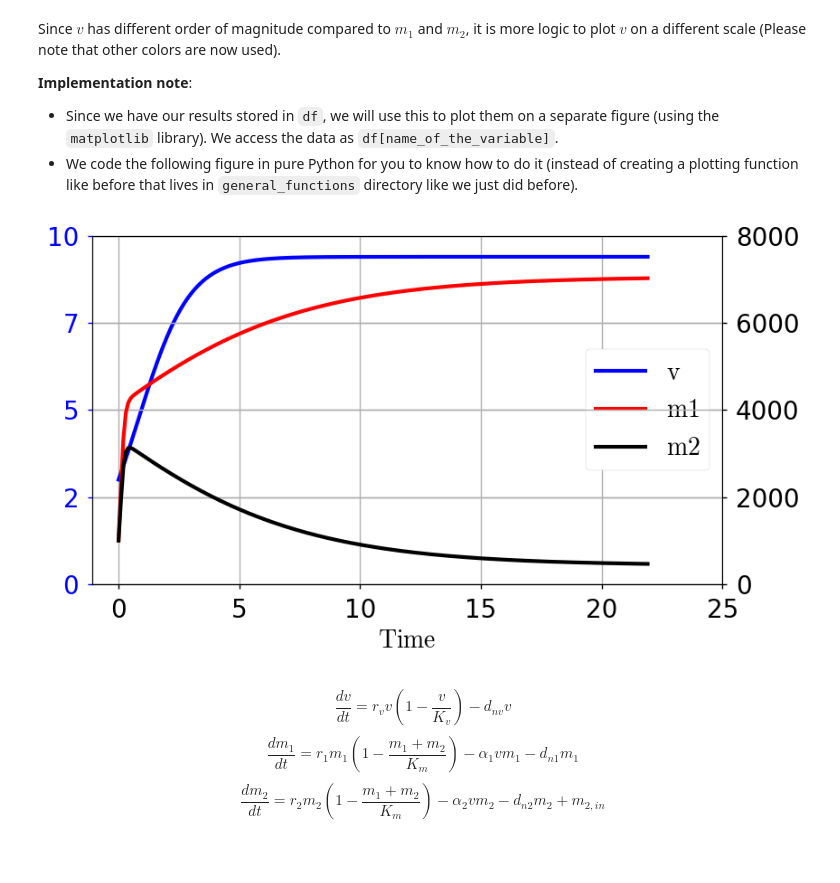
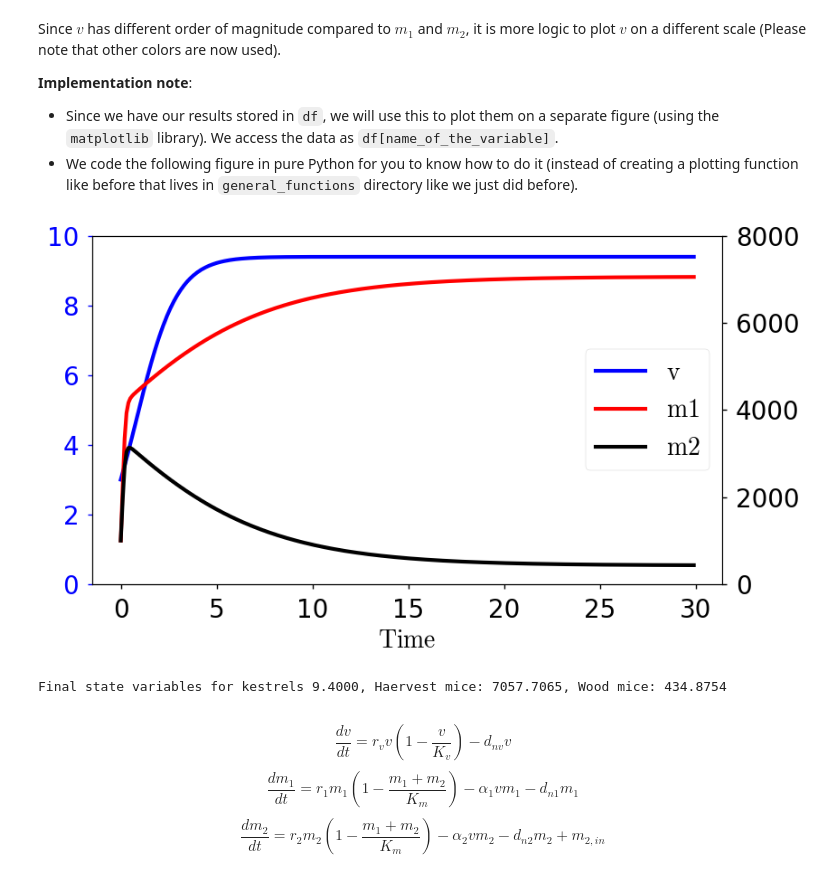
Before and after one commit to davidfernand/modsim_demos, a Jupyter notebook: 2023_2024/notebooks/Chapter_2_Balances/population.ipynb, the cells around one changed output. Saved outputs shown, nothing was run; the diff lists cells and outputs as text; code cells hidden in the pictures.

```diff
--- a/2023_2024/notebooks/Chapter_2_Balances/population.ipynb
+++ b/2023_2024/notebooks/Chapter_2_Balances/population.ipynb
@@ -48,7 +48,7 @@ m1_init = 1000
 m2_init = 1000
 
 df = general_functions.model(
-    np.arange(0., 22, 0.1),     # # Time steps
+    np.arange(0., 30, 0.1),     # # Time steps
     [v_init, m1_init, m2_init], # Initial conditions
     ['v','m1', 'm2'],           # Variable names
     function_derivatives,       # Function derivatives
@@ -70,36 +70,43 @@ Since $v$ has different order of magnitude compared to $m_1$ and $m_2$, it is mo
 # %%
 fig, ax = plt.subplots(figsize=(9,5))                        # We prepare a graph
 ax_twin = ax.twinx()                                         # We create a double y-axis
 plot = ax.plot(df['v'],label=r'$\mathrm{v}$', color='blue')  # We plot v first in blue
 plot_twin1 = ax_twin.plot(df['m1'],
              label=r'$\mathrm{m1}$', color='red');           # We plot m1 on the 'twin'-axis
 plot_twin2 = ax_twin.plot(df['m2'],
              label=r'$\mathrm{m2}$', color='black');         # We plot m2 on the 'twin'-axis
 
 # Plotting options
 ax.set_xlabel(r'$\mathrm{Time}$', fontsize=20,rotation=0)    # We create a label for the x axis
 ax.yaxis.label.set_color('blue')                             # We set the v first in blue
 ax.tick_params(axis='y', colors='blue')                      # We set the ticks of the y-axis in blue
-ax.set(yticks=np.linspace(0,10,num=5))                       # We create custom ranges for the y-axis
-ax_twin.set(yticks=np.linspace(0,8000,num=5))
-ax.set(xticks=np.linspace(0,25,num=6))                       # We create custom ranges for the x-axis
+#ax.set(yticks=np.linspace(0,10,num=5))                       # We create custom ranges for the y-axis
+#ax_twin.set(yticks=np.linspace(0,8000,num=5))
+#ax.set(xticks=np.linspace(0,25,num=6))                       # We create custom ranges for the x-axis
+ax.set_ylim(0,10)
+ax_twin.set_ylim(0,8000)
 
 # Custom formatting options using decimal notation when plotting the numbers
 ax.yaxis.set_major_formatter(ticker.FormatStrFormatter("%d"))
 ax_twin.yaxis.set_major_formatter(ticker.FormatStrFormatter("%d"))
 ax.xaxis.set_major_formatter(ticker.FormatStrFormatter("%d"))
 
 # These three lines is just to have legend labels when involving multiple axis
 plots = plot + plot_twin1 + plot_twin2
 labs = [leg.get_label() for leg in plots]
 ax.legend(plots, labs, loc=5,framealpha=1)
 
-#ax_twin.grid(False)
-#ax.grid(False)
+ax_twin.grid(False)
+ax.grid(False)
 
 plt.show()
 # %% [output]
-[figure, old version]
+[figure, new version]
+# %%
+print('Final state variables for kestrels {:.4f}, Haervest mice: {:.4f}, Wood mice: {:.4f}'
+      .format(df['v'].iloc[-1],df['m1'].iloc[-1],df['m2'].iloc[-1]))
+# %% [output]
+Final state variables for kestrels 9.4000, Haervest mice: 7057.7065, Wood mice: 434.8754
 # %% [markdown]
 $$\frac{dv}{dt}= r_{v}v (1-\frac{v}{K_{v}}) - d_{nv}v$$
 $$\frac{dm_{1}}{dt}=r_{1}m_{1}(1-\frac{m_{1}+m_{2}}{K_{m}})-\alpha_{1}vm_{1}-d_{n1}m_{1}$$
```
Also changed, not shown: parts of 1 cell of this notebook, 1 other file.
